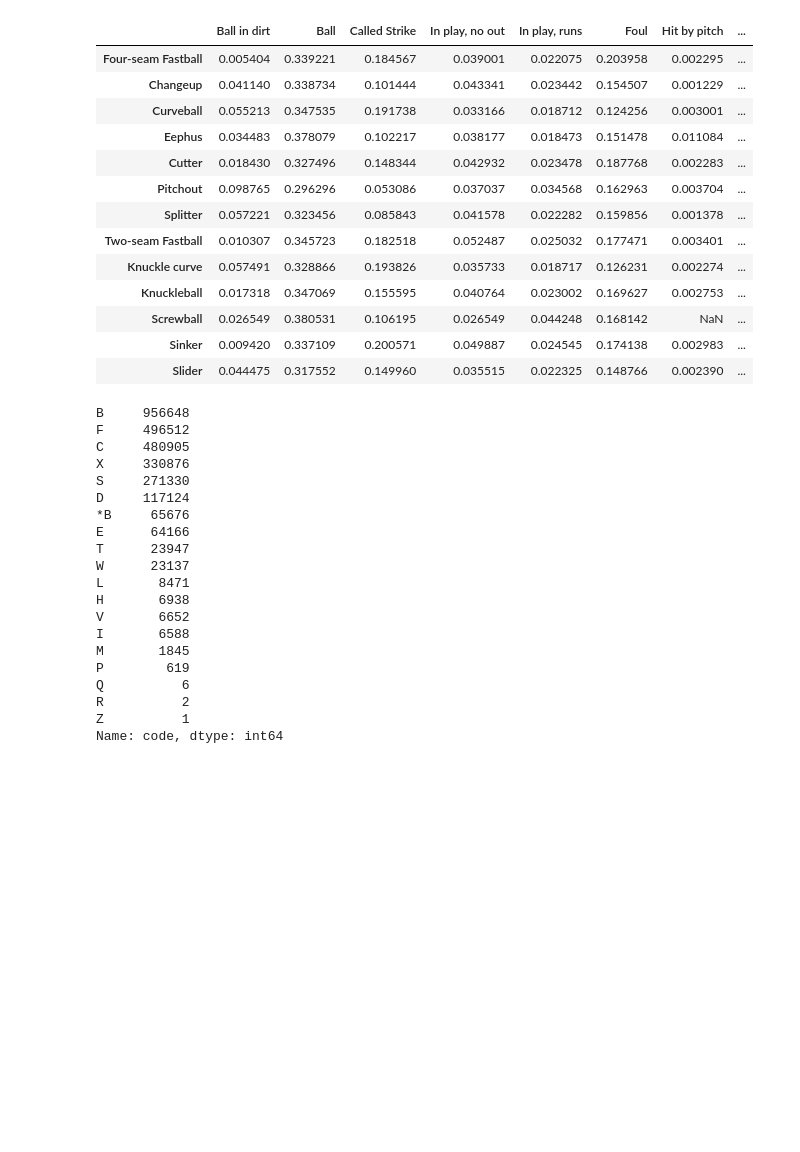
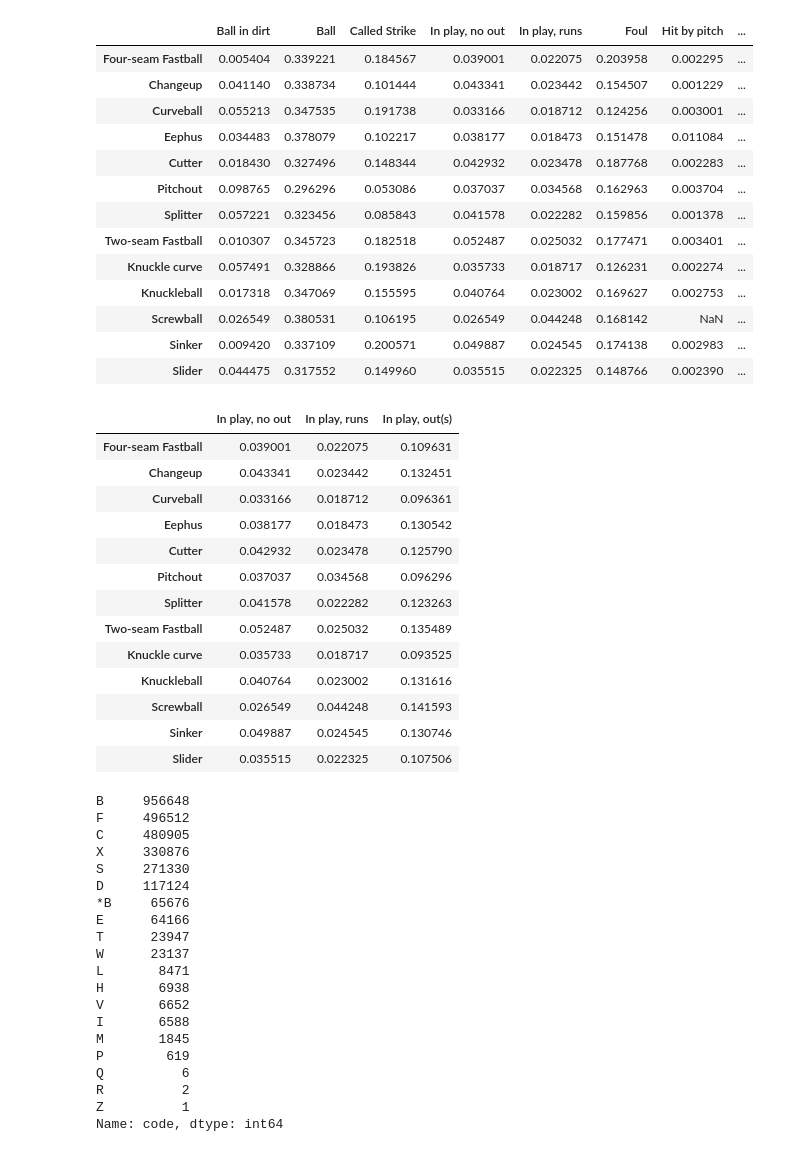
Before and after one commit to andrew-skinner/datasquad_project_1, a Jupyter notebook: update0227.ipynb, the cells around one changed output. Drawn from its saved outputs; the diff is of its cells as text; code cells hidden in the pictures; blank space fills up the shorter version.

```diff
--- a/update0227.ipynb
+++ b/update0227.ipynb
@@ -113,3 +135,21 @@ pitch_and_result
+# %%
+in_play = pitch_and_result[["In play, no out", "In play, runs", "In play, out(s)"]]
+in_play
+# %% [output]
+|  | In play, no out | In play, runs | In play, out(s) |
+| Four-seam Fastball | 0.039001 | 0.022075 | 0.109631 |
+| Changeup | 0.043341 | 0.023442 | 0.132451 |
+| Curveball | 0.033166 | 0.018712 | 0.096361 |
+| Eephus | 0.038177 | 0.018473 | 0.130542 |
+| Cutter | 0.042932 | 0.023478 | 0.125790 |
+| Pitchout | 0.037037 | 0.034568 | 0.096296 |
+| Splitter | 0.041578 | 0.022282 | 0.123263 |
+| Two-seam Fastball | 0.052487 | 0.025032 | 0.135489 |
+| Knuckle curve | 0.035733 | 0.018717 | 0.093525 |
+| Knuckleball | 0.040764 | 0.023002 | 0.131616 |
+| Screwball | 0.026549 | 0.044248 | 0.141593 |
+| Sinker | 0.049887 | 0.024545 | 0.130746 |
+| Slider | 0.035515 | 0.022325 | 0.107506 |
 # %%
 pitches.code.value_counts()
 # %% [output]
```
Also changed, not shown: parts of 6 cells of this notebook.
